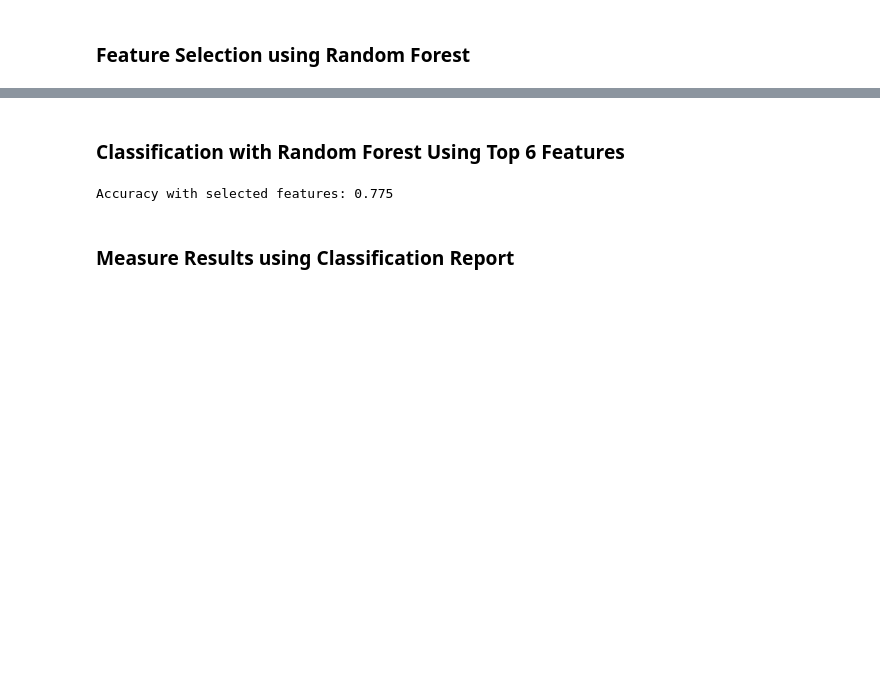
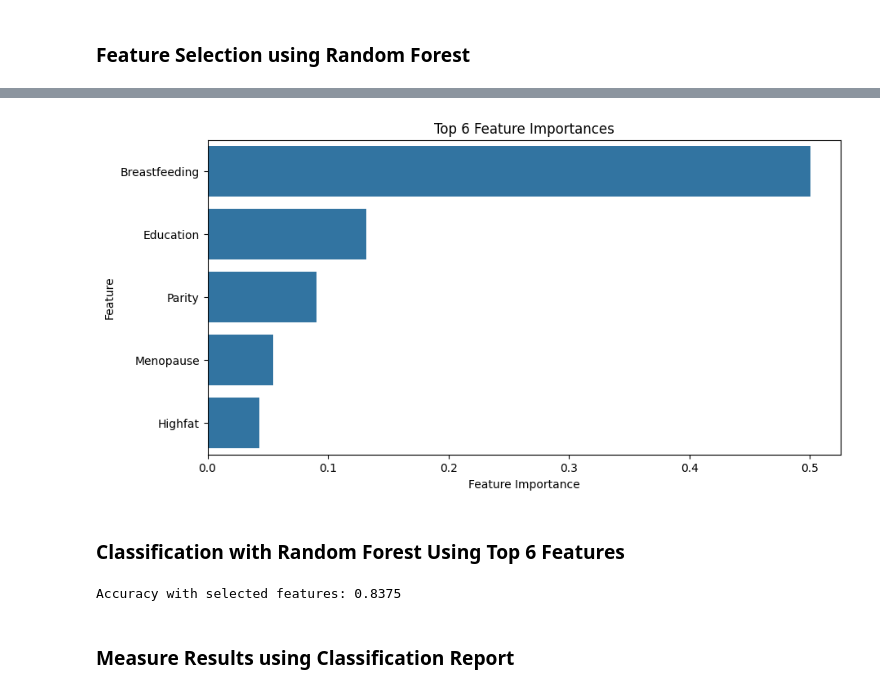
Before and after one commit to rudyhendrawn/gemastik24-data-mining, a Jupyter notebook: eda-feature-selection.ipynb, the cells around one changed output, grey strips where cells are left out. Saved outputs shown, nothing was run; the diff lists cells and outputs as text; code cells hidden in the pictures; blank space fills up the shorter version.

```diff
--- a/eda-feature-selection.ipynb
+++ b/eda-feature-selection.ipynb
@@ -234,14 +242,22 @@ Menarche (years): 0.06602937511854741
+# %%
+# Plot Top 5 features importances using seaborn
+plt.figure(figsize=(10, 5))
+sns.barplot(x=feature_importances[top_features], y=df.columns[top_features])
+plt.xlabel('Feature Importance')
+plt.ylabel('Feature')
+plt.title('Top 6 Feature Importances')
+plt.show()
+# %% [output]
+[figure, added]
 # %% [markdown]
 ### Classification with Random Forest Using Top 6 Features
 # %%
-selected_columns = ['Highfat', 'Working status', 'Education', 'Breastfeeding', 'BMI', 'Menarche (years)']
-
 # Separate features and target
-X = df[selected_columns].values
+X = df[top_feature_names].values
 y = df['Grouping'].values
 
 # Split the dataset into training and testing sets
-X_train, X_test, y_train, y_test = train_test_split(X, y, test_size=0.3, random_state=42)
+X_train, X_test, y_train, y_test = train_test_split(X, y, test_size=0.2, random_state=42)
 
 # Initialize the Random Forest model
 clf = RandomForestClassifier(n_estimators=100, random_state=42)
@@ -253,7 +269,7 @@ clf.fit(X_train, y_train)
 accuracy = clf.score(X_test, y_test)
 print(f"Accuracy with selected features: {accuracy}")
 # %% [output]
-Accuracy with selected features: 0.775
+Accuracy with selected features: 0.8375
 # %% [markdown]
 ### Measure Results using Classification Report
 # %%
```
Also changed, not shown: parts of 15 cells of this notebook, 1 other file.
